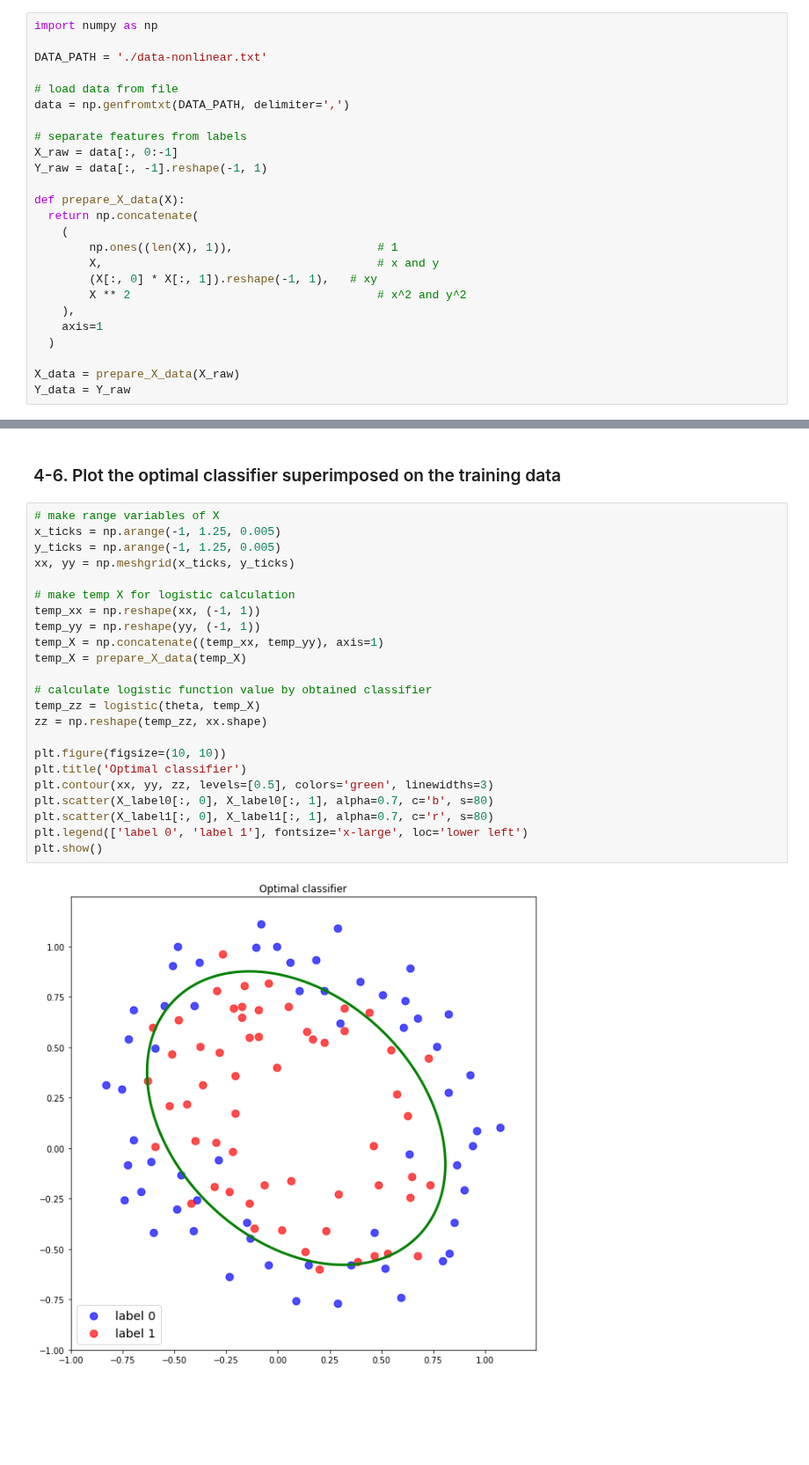
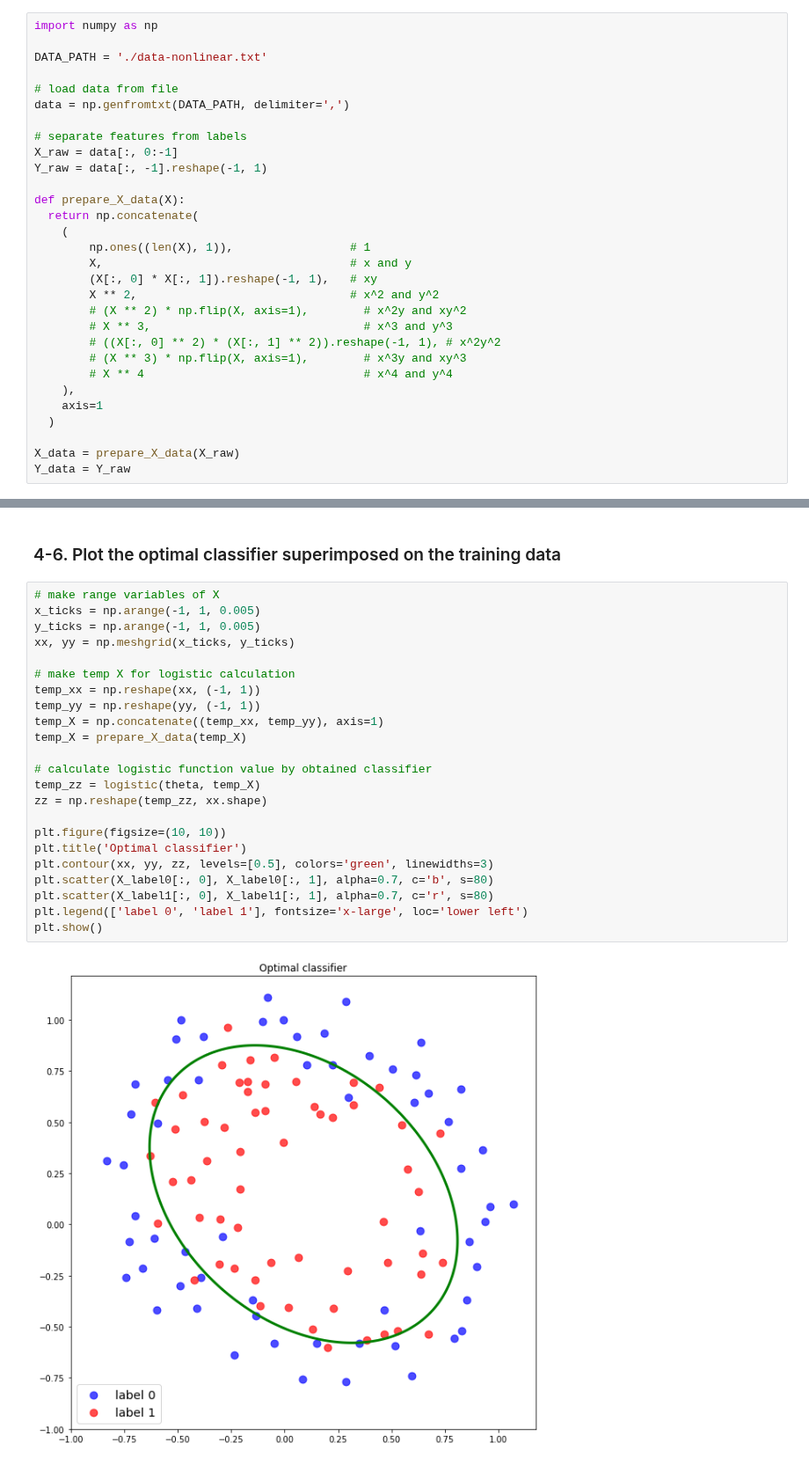
Before and after one commit to ihooni/class-MachineLearning, a Jupyter notebook: 06/assignment-06.ipynb, the cells around one changed output, grey strips where cells are left out. Shown at 88% size. Cells and saved outputs as stored; diff of their text form; blank space fills up the shorter version.

```diff
--- a/06/assignment-06.ipynb
+++ b/06/assignment-06.ipynb
@@ -15,10 +15,15 @@ Y_raw = data[:, -1].reshape(-1, 1)
 def prepare_X_data(X):
   return np.concatenate(
     (
-        np.ones((len(X), 1)),                     # 1
-        X,                                        # x and y
+        np.ones((len(X), 1)),                 # 1
+        X,                                    # x and y
         (X[:, 0] * X[:, 1]).reshape(-1, 1),   # xy
-        X ** 2                                    # x^2 and y^2
+        X ** 2,                               # x^2 and y^2
+        # (X ** 2) * np.flip(X, axis=1),        # x^2y and xy^2
+        # X ** 3,                               # x^3 and y^3
+        # ((X[:, 0] ** 2) * (X[:, 1] ** 2)).reshape(-1, 1), # x^2y^2
+        # (X ** 3) * np.flip(X, axis=1),        # x^3y and xy^3
+        # X ** 4                                # x^4 and y^4
     ),
     axis=1
   )
@@ -137,26 +142,26 @@ plt.show()
 ### 4-6. Plot the optimal classifier superimposed on the training data
 # %%
 # make range variables of X
-x_ticks = np.arange(-1, 1.25, 0.005)
-y_ticks = np.arange(-1, 1.25, 0.005)
+x_ticks = np.arange(-1, 1, 0.005)
+y_ticks = np.arange(-1, 1, 0.005)
 xx, yy = np.meshgrid(x_ticks, y_ticks)
 
 # make temp X for logistic calculation
 temp_xx = np.reshape(xx, (-1, 1))
 temp_yy = np.reshape(yy, (-1, 1))
 temp_X = np.concatenate((temp_xx, temp_yy), axis=1)
 temp_X = prepare_X_data(temp_X)
 
 # calculate logistic function value by obtained classifier
 temp_zz = logistic(theta, temp_X)
 zz = np.reshape(temp_zz, xx.shape)
 
 plt.figure(figsize=(10, 10))
 plt.title('Optimal classifier')
 plt.contour(xx, yy, zz, levels=[0.5], colors='green', linewidths=3)
 plt.scatter(X_label0[:, 0], X_label0[:, 1], alpha=0.7, c='b', s=80)
 plt.scatter(X_label1[:, 0], X_label1[:, 1], alpha=0.7, c='r', s=80)
 plt.legend(['label 0', 'label 1'], fontsize='x-large', loc='lower left')
 plt.show()
 # %% [output]
-[figure, old version]
+[figure, new version]
```
Also changed, not shown: parts of 2 cells of this notebook.
